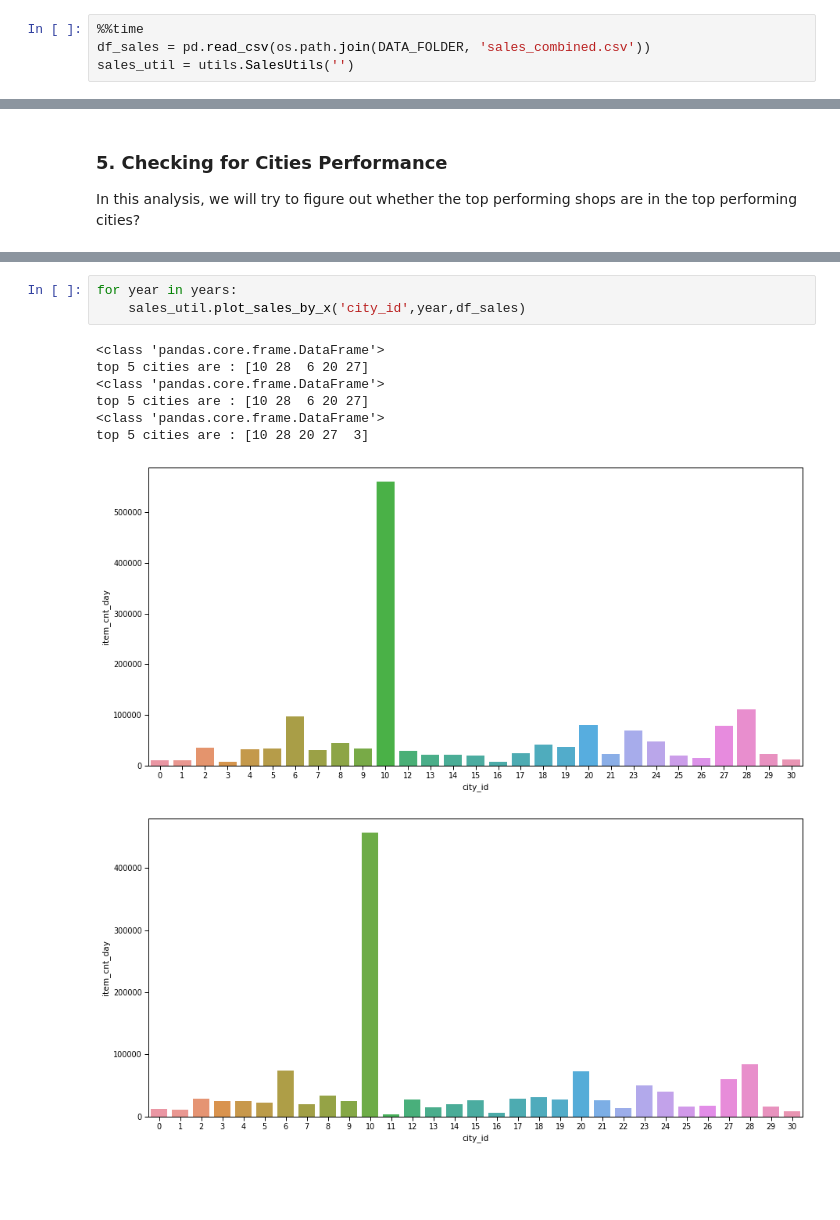
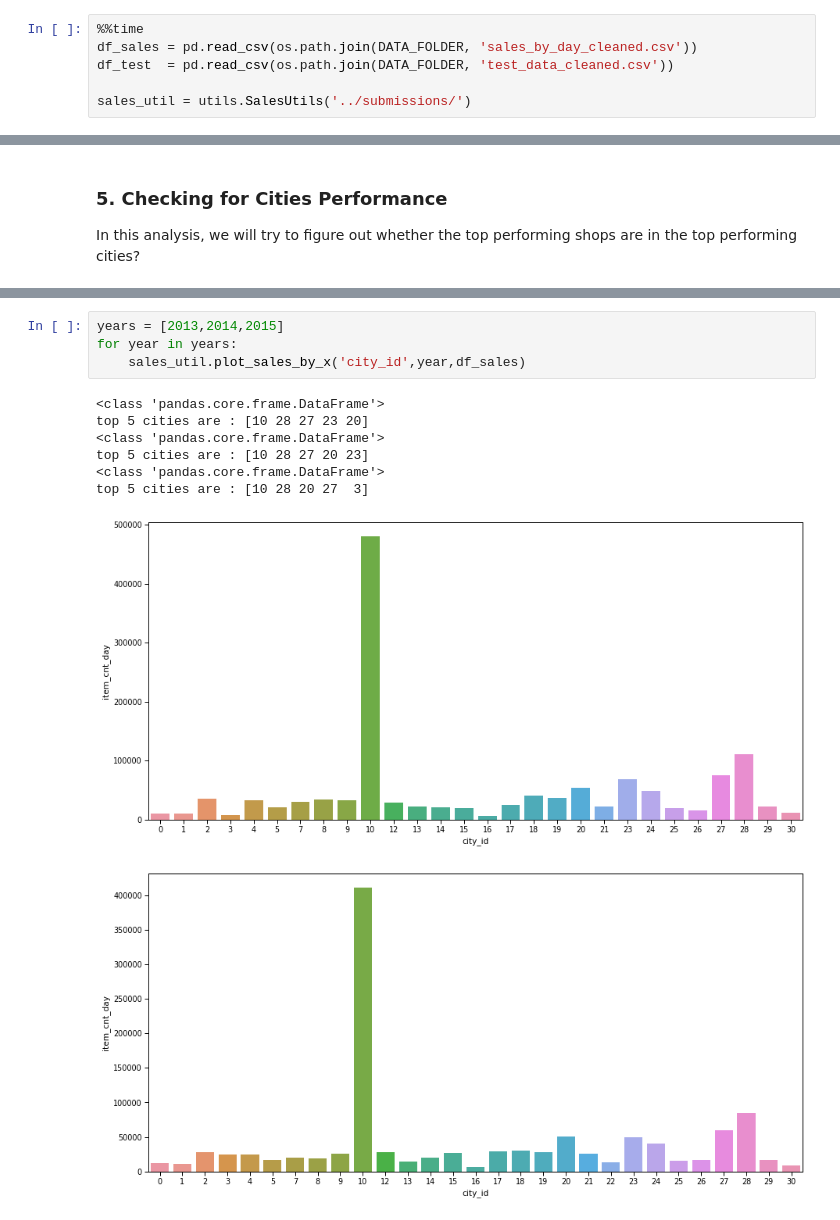
Before and after one commit to rfhussain/py4ds_final_project, a Jupyter notebook: src/eda.ipynb, the cells around one changed output, grey strips where cells are left out. Cells and saved outputs as stored; diff of their text form; blank space fills up the shorter version.

```diff
--- a/src/eda.ipynb
+++ b/src/eda.ipynb
@@ -17,6 +18,8 @@ import utils
 ### 1. Read the last saved file
 # %%
 %%time
-df_sales = pd.read_csv(os.path.join(DATA_FOLDER, 'sales_combined.csv'))
-sales_util = utils.SalesUtils('')
+df_sales = pd.read_csv(os.path.join(DATA_FOLDER, 'sales_by_day_cleaned.csv'))
+df_test  = pd.read_csv(os.path.join(DATA_FOLDER, 'test_data_cleaned.csv'))
+
+sales_util = utils.SalesUtils('../submissions/')
 # %% [output]
@@ -83,12 +105,13 @@ In this analysis, we will try to figure out whether the top performing shops are
 # %%
+years = [2013,2014,2015]
 for year in years:
     sales_util.plot_sales_by_x('city_id',year,df_sales)
 # %% [output]
 <class 'pandas.core.frame.DataFrame'>
-top 5 cities are : [10 28  6 20 27]
+top 5 cities are : [10 28 27 23 20]
 <class 'pandas.core.frame.DataFrame'>
-top 5 cities are : [10 28  6 20 27]
+top 5 cities are : [10 28 27 20 23]
 <class 'pandas.core.frame.DataFrame'>
 top 5 cities are : [10 28 20 27  3]
-[figure, old version]
+[figure, new version]
-[figure, old version]
+[figure, new version]
```
Also changed, not shown: parts of 54 cells of this notebook, 4 other files.
